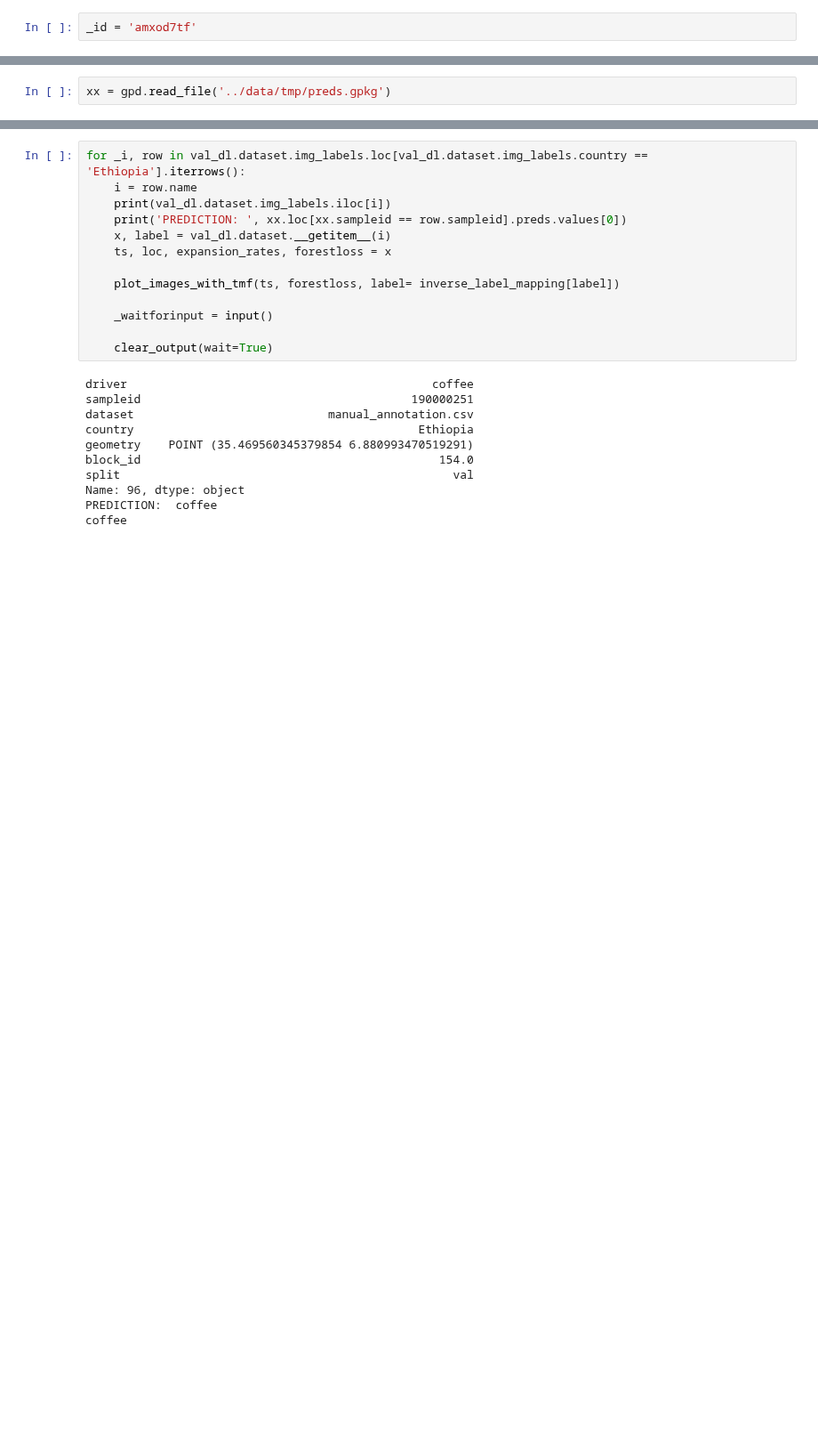
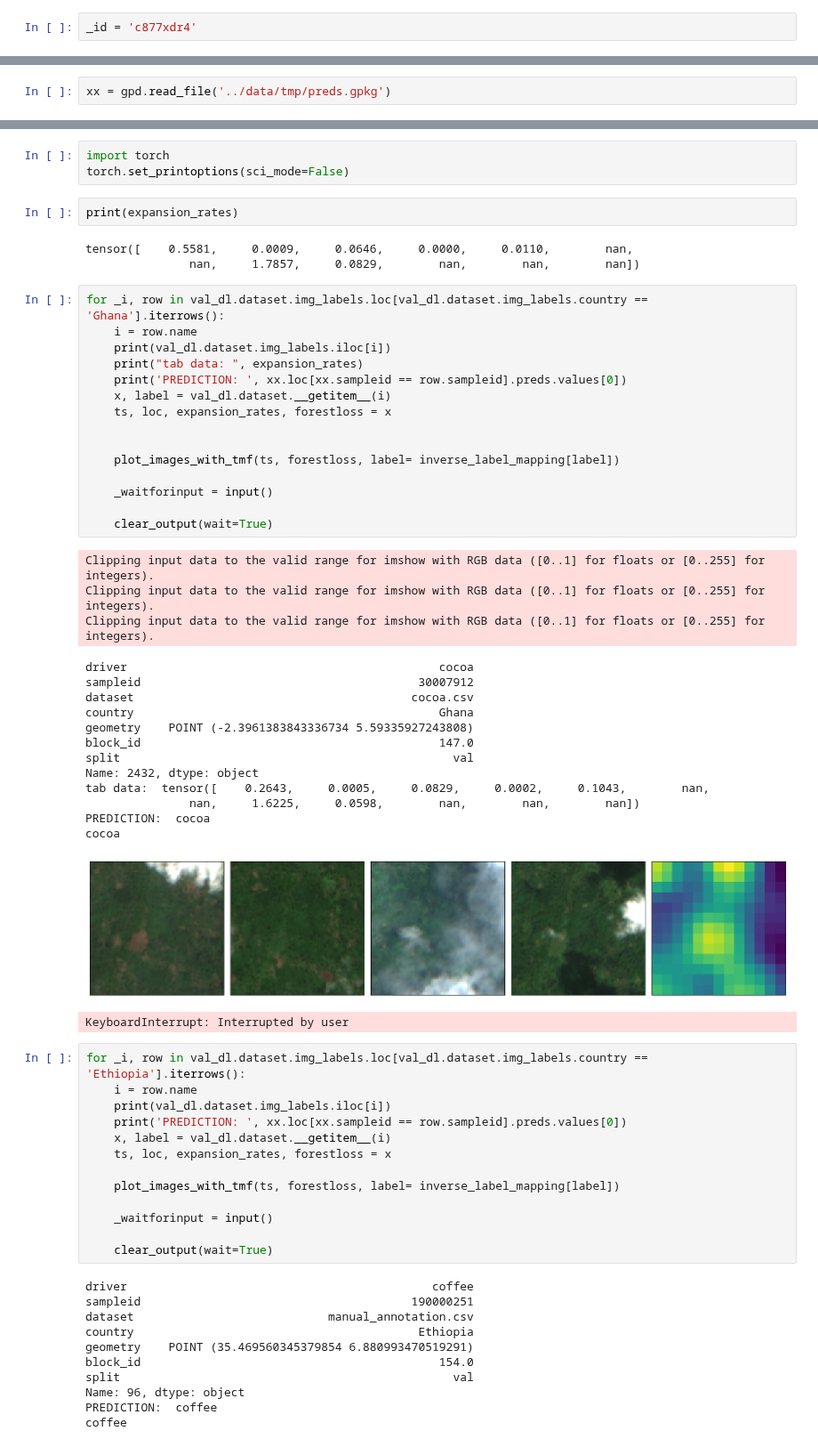
Before and after one commit to janpisl/location-encoding, a Jupyter notebook: notebooks/visualize_data.ipynb, the cells around one changed output, grey strips where cells are left out. Shown at 89% size. Saved outputs shown, nothing was run; the diff lists cells and outputs as text; blank space fills up the shorter version.

```diff
--- a/notebooks/visualize_data.ipynb
+++ b/notebooks/visualize_data.ipynb
@@ -15,7 +15,7 @@ from model.dataset import LABEL_MAPPING
 # %%
 inverse_label_mapping = {value : key for key, value in LABEL_MAPPING.items()}
 # %%
-_id = 'amxod7tf'
+_id = 'c877xdr4'
 # %%
 
 
@@ -114,3 +102,44 @@ xx.loc[xx.country == 'Ethiopia'].loc[xx['driver'] == 'coffee']
+# %%
+import torch
+torch.set_printoptions(sci_mode=False)
+# %%
+print(expansion_rates)
+# %% [output]
+tensor([    0.5581,     0.0009,     0.0646,     0.0000,     0.0110,        nan,
+               nan,     1.7857,     0.0829,        nan,        nan,        nan])
+# %%
+for _i, row in val_dl.dataset.img_labels.loc[val_dl.dataset.img_labels.country == 'Ghana'].iterrows():
+    i = row.name
+    print(val_dl.dataset.img_labels.iloc[i])
+    print("tab data: ", expansion_rates)
+    print('PREDICTION: ', xx.loc[xx.sampleid == row.sampleid].preds.values[0])
+    x, label = val_dl.dataset.__getitem__(i)
+    ts, loc, expansion_rates, forestloss = x
+
+
+    plot_images_with_tmf(ts, forestloss, label= inverse_label_mapping[label])
+
+    _waitforinput = input()
+
+    clear_output(wait=True)
+# %% [output]
+Clipping input data to the valid range for imshow with RGB data ([0..1] for floats or [0..255] for integers).
+Clipping input data to the valid range for imshow with RGB data ([0..1] for floats or [0..255] for integers).
+Clipping input data to the valid range for imshow with RGB data ([0..1] for floats or [0..255] for integers).
+driver                                             cocoa
+sampleid                                        30007912
+dataset                                        cocoa.csv
+country                                            Ghana
+geometry    POINT (-2.3961383843336734 5.59335927243808)
+block_id                                           147.0
+split                                                val
+Name: 2432, dtype: object
+tab data:  tensor([    0.2643,     0.0005,     0.0829,     0.0002,     0.1043,        nan,
+               nan,     1.6225,     0.0598,        nan,        nan,        nan])
+PREDICTION:  cocoa
+cocoa
+[figure, added]
+KeyboardInterrupt: Interrupted by user
 # %%
 for _i, row in val_dl.dataset.img_labels.loc[val_dl.dataset.img_labels.country == 'Ethiopia'].iterrows():
     i = row.name
```
Also changed, not shown: parts of 4 cells of this notebook, 5 other files.
